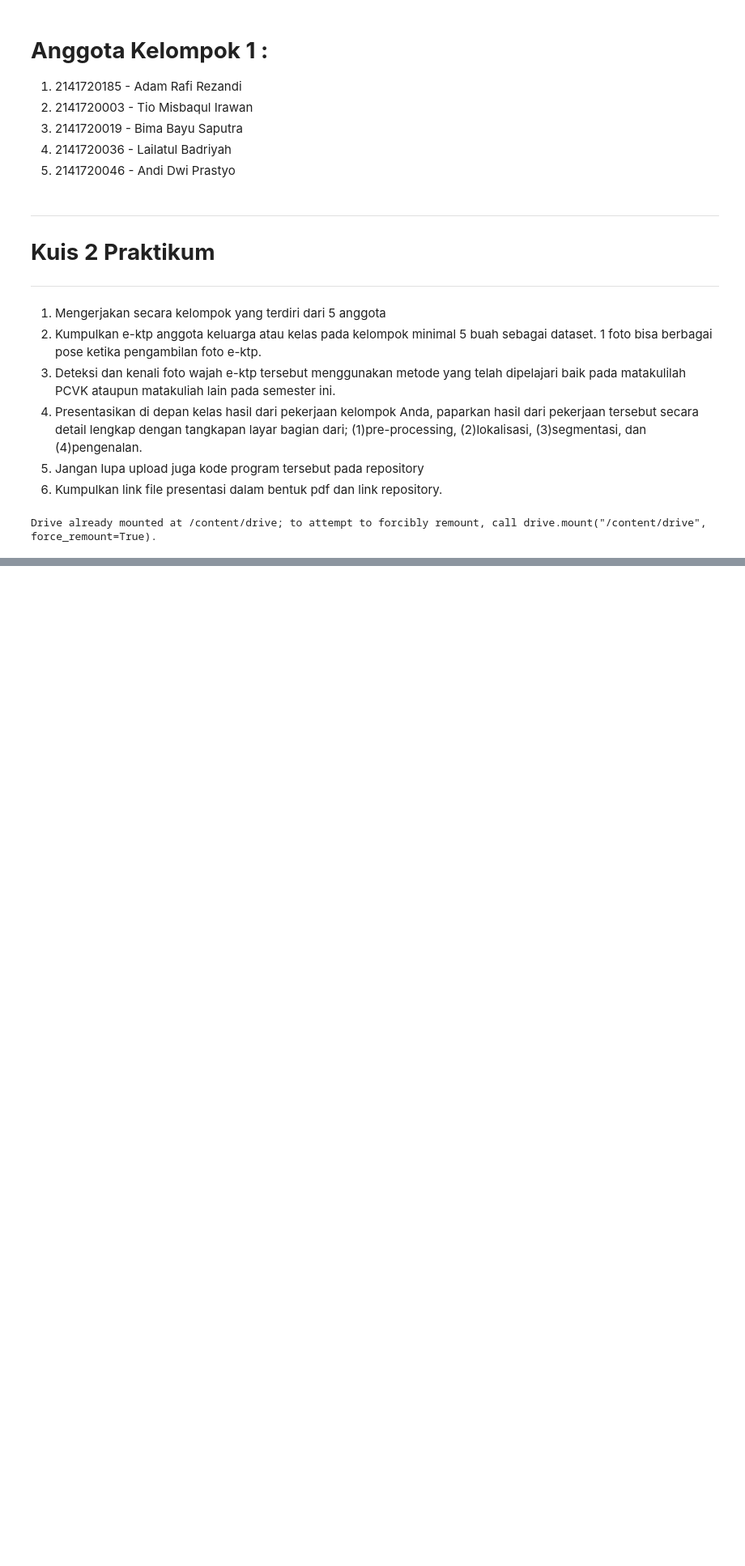
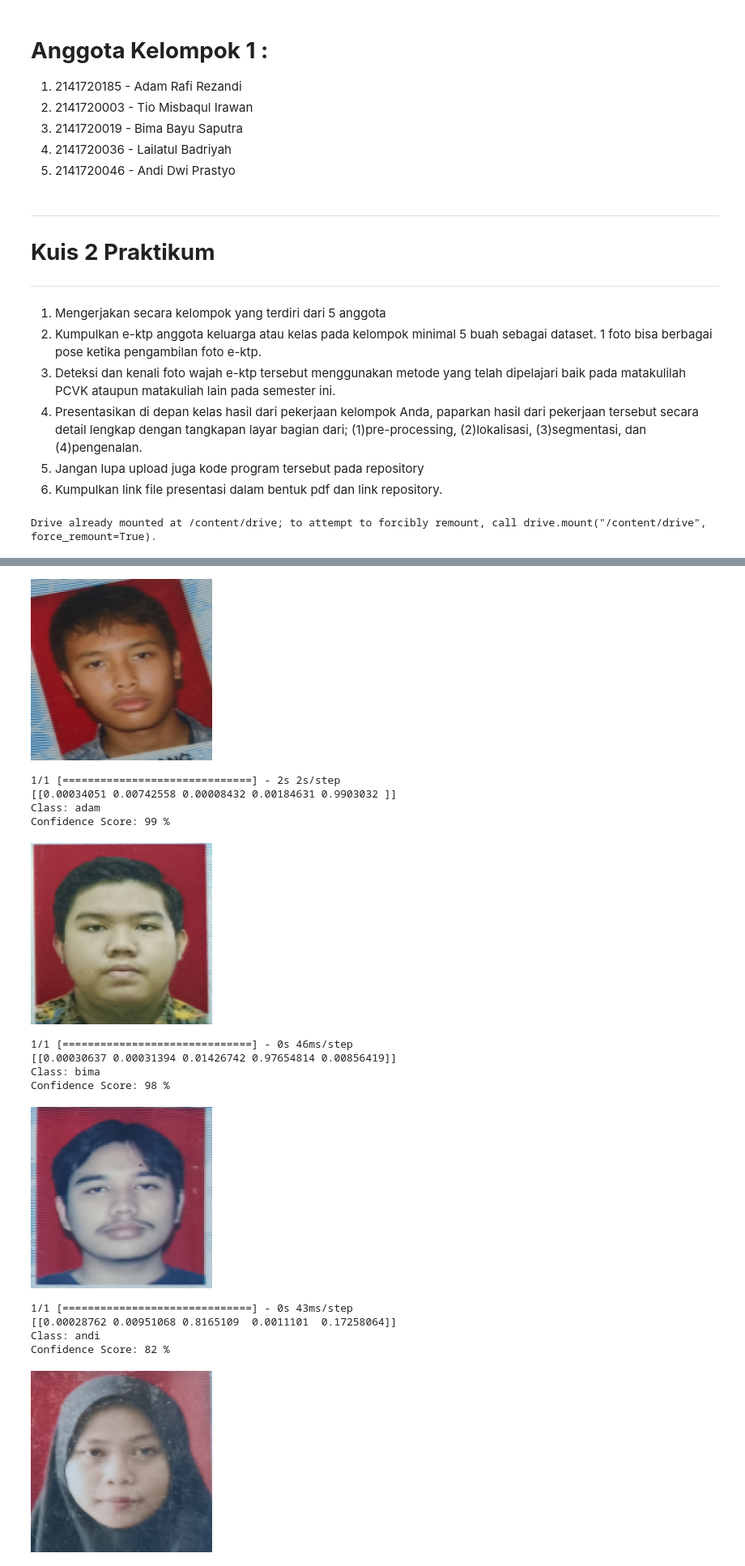
Before and after one commit to BimaBayuUWUUU/2141720019-PCVK-2023, a Jupyter notebook: KEL1_KUIS2PCVK.ipynb, the cells around one changed output, grey strips where cells are left out. Shown at 81% size. Cells and saved outputs as stored; diff of their text form; code cells hidden in the pictures; blank space fills up the shorter version.

```diff
--- a/KEL1_KUIS2PCVK.ipynb
+++ b/KEL1_KUIS2PCVK.ipynb
@@ -78,0 +84,51 @@ for i, ktp in enumerate(ktp_images):
+# %%
+# Disable scientific notation for clarity
+np.set_printoptions(suppress=True)
+
+# Load the model
+model = load_model("/content/drive/MyDrive/PCVK/keras_model.h5", compile=False)
+
+# Load the labels
+class_names = open("/content/drive/MyDrive/PCVK/labels.txt", "r").readlines()
+
+for face_segment in face_segments:
+  # Resize the raw image into (224-height,224-width) pixels
+  image = cv2.resize(face_segment, (224, 224), interpolation=cv2.INTER_AREA)
+
+  # Show the image in a window
+  cv2_imshow(image)
+
+  # Make the image a numpy array and reshape it to the models input shape.
+  image = np.asarray(image, dtype=np.float32).reshape(1, 224, 224, 3)
+
+  # Normalize the image array
+  image = (image / 127.5) - 1
+
+  # Predicts the model
+  prediction = model.predict(image)
+
+  print(prediction)
+  index = np.argmax(prediction)
+  class_name = class_names[index]
+  confidence_score = prediction[0][index]
+
+  # Print prediction and confidence score
+  print("Class:", class_name[2:], end="")
+  print("Confidence Score:", str(np.round(confidence_score * 100))[:-2], "%")
+# %% [output]
+[figure, added]
+1/1 [==============================] - 2s 2s/step
+[[0.00034051 0.00742558 0.00008432 0.00184631 0.9903032 ]]
+Class: adam
+Confidence Score: 99 %
+[figure, added]
+1/1 [==============================] - 0s 46ms/step
+[[0.00030637 0.00031394 0.01426742 0.97654814 0.00856419]]
+Class: bima
+Confidence Score: 98 %
+[figure, added]
+1/1 [==============================] - 0s 43ms/step
+[[0.00028762 0.00951068 0.8165109  0.0011101  0.17258064]]
+Class: andi
+Confidence Score: 82 %
+[figure, added]
```
Also changed, not shown: parts of 4 cells of this notebook.
